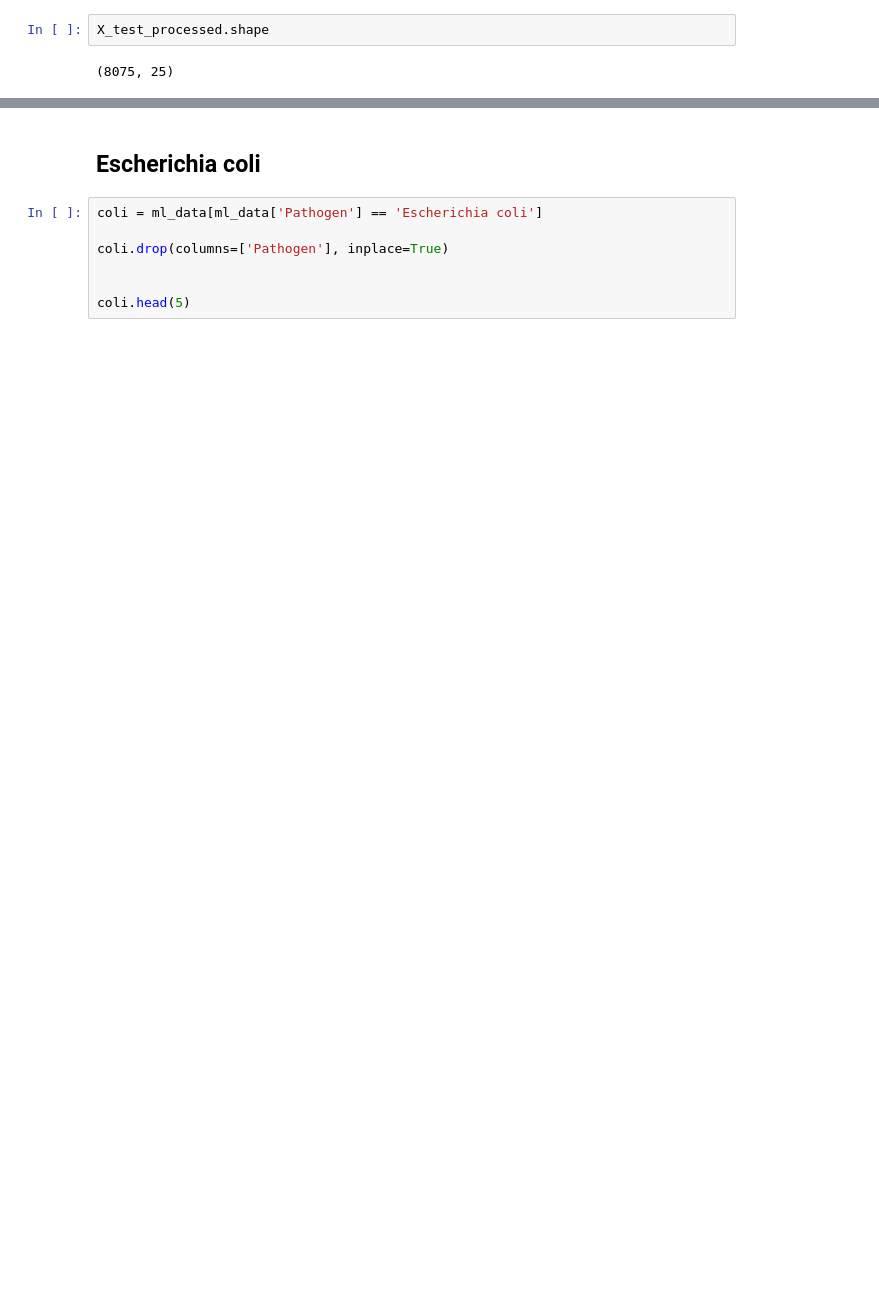
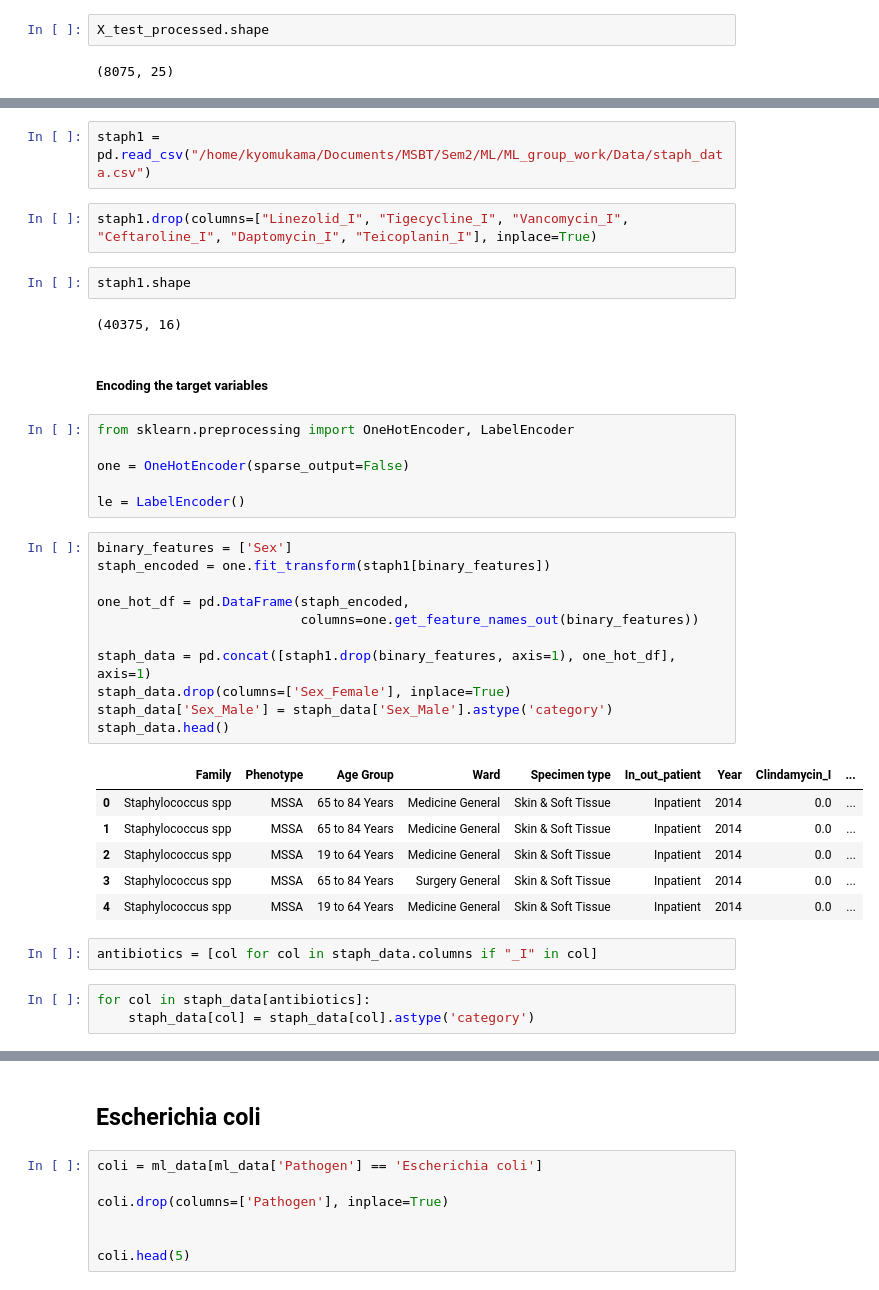
Before and after one commit to RachealClaire/ML_group_work, a Jupyter notebook: Notebooks/ml_assignment.ipynb, the cells around one changed output, grey strips where cells are left out. Drawn from its saved outputs; the diff is of its cells as text; blank space fills up the shorter version.

```diff
--- a/Notebooks/ml_assignment.ipynb
+++ b/Notebooks/ml_assignment.ipynb
@@ -686,0 +744,39 @@ X_test_processed.shape
+# %%
+staph1 = pd.read_csv("/home/kyomukama/Documents/MSBT/Sem2/ML/ML_group_work/Data/staph_data.csv")
+# %%
+staph1.drop(columns=["Linezolid_I", "Tigecycline_I", "Vancomycin_I", "Ceftaroline_I", "Daptomycin_I", "Teicoplanin_I"], inplace=True)
+# %%
+staph1.shape
+# %% [output]
+(40375, 16)
+# %% [markdown]
+##### Encoding the target variables
+# %%
+from sklearn.preprocessing import OneHotEncoder, LabelEncoder
+
+one = OneHotEncoder(sparse_output=False)
+
+le = LabelEncoder()
+# %%
+binary_features = ['Sex']
+staph_encoded = one.fit_transform(staph1[binary_features])
+
+one_hot_df = pd.DataFrame(staph_encoded,
+                          columns=one.get_feature_names_out(binary_features))
+
+staph_data = pd.concat([staph1.drop(binary_features, axis=1), one_hot_df], axis=1)
+staph_data.drop(columns=['Sex_Female'], inplace=True)
+staph_data['Sex_Male'] = staph_data['Sex_Male'].astype('category')
+staph_data.head()
+# %% [output]
+|  | Family | Phenotype | Age Group | Ward | Specimen type | In_out_patient | Year | Clindamycin_I | ... |
+| 0 | Staphylococcus spp | MSSA | 65 to 84 Years | Medicine General | Skin & Soft Tissue | Inpatient | 2014 | 0.0 | ... |
+| 1 | Staphylococcus spp | MSSA | 65 to 84 Years | Medicine General | Skin & Soft Tissue | Inpatient | 2014 | 0.0 | ... |
+| 2 | Staphylococcus spp | MSSA | 19 to 64 Years | Medicine General | Skin & Soft Tissue | Inpatient | 2014 | 0.0 | ... |
+| 3 | Staphylococcus spp | MSSA | 65 to 84 Years | Surgery General | Skin & Soft Tissue | Inpatient | 2014 | 0.0 | ... |
+| 4 | Staphylococcus spp | MSSA | 19 to 64 Years | Medicine General | Skin & Soft Tissue | Inpatient | 2014 | 0.0 | ... |
+# %%
+antibiotics = [col for col in staph_data.columns if "_I" in col]
+# %%
+for col in staph_data[antibiotics]:
+    staph_data[col] = staph_data[col].astype('category')
```
Also changed, not shown: parts of 23 cells of this notebook, 27 other files.
